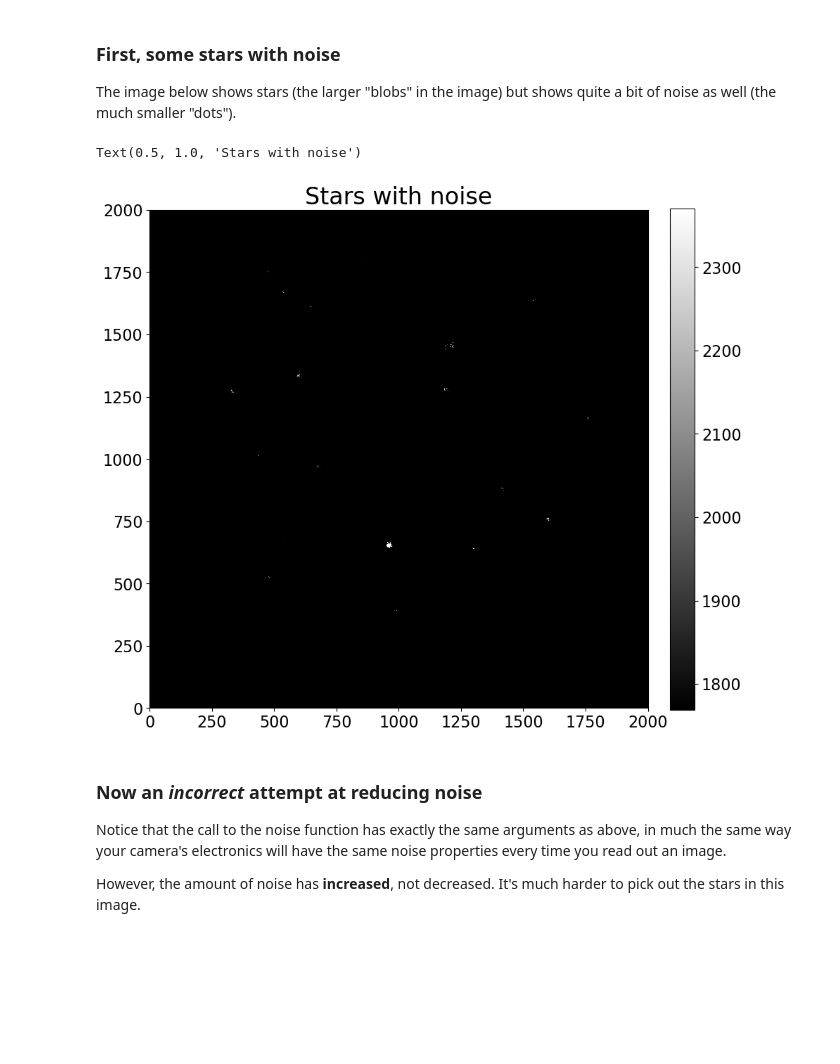
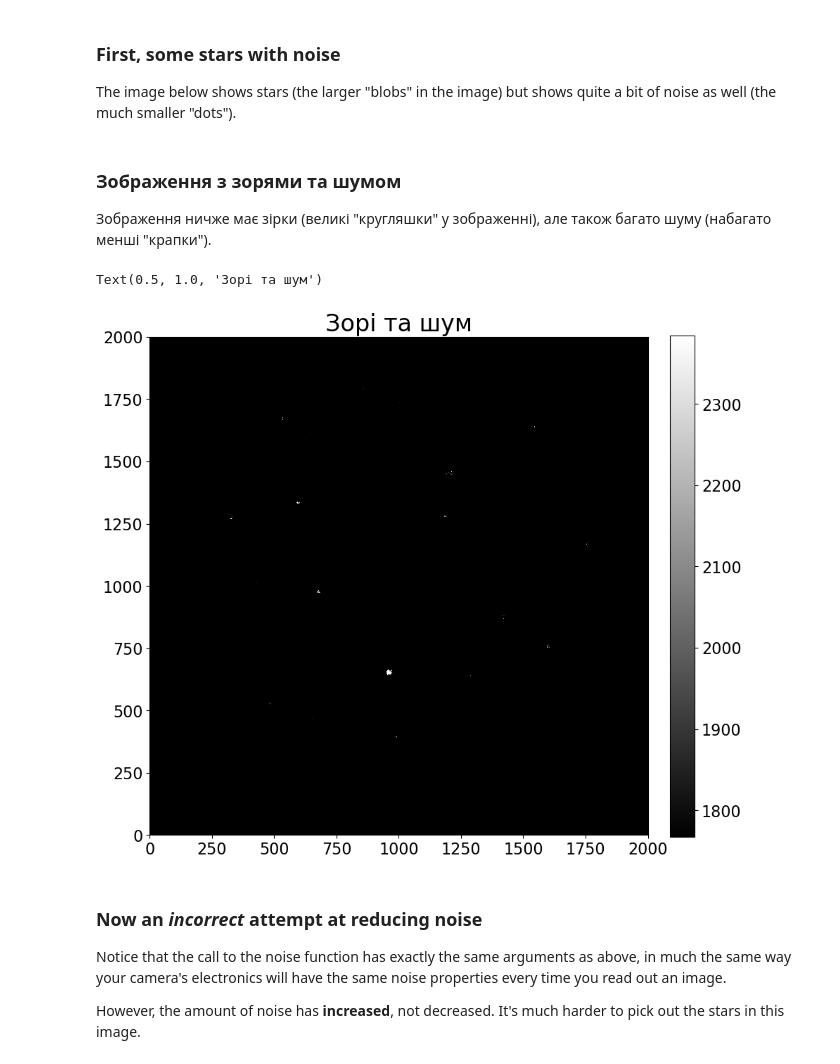
Before and after one commit to bazarsen/ccd-reduction-and-photometry-guide, a Jupyter notebook: notebooks/01-05-Calibration-overview.ipynb, the cells around one changed output. Cells and saved outputs as stored; diff of their text form; code cells hidden in the pictures; blank space fills up the shorter version.

```diff
--- a/notebooks/01-05-Calibration-overview.ipynb
+++ b/notebooks/01-05-Calibration-overview.ipynb
@@ -56,18 +87,22 @@ plt.style.use('guide.mplstyle')
 
 The image below shows stars (the larger "blobs" in the image) but shows quite a
 bit of noise as well (the much smaller "dots").
+# %% [markdown]
+### Зображення з зорями та шумом
+
+Зображення ничже має зірки (великі "кругляшки" у зображенні), але також багато шуму (набагато менші "крапки").
 # %%
 image = np.zeros([2000, 2000])
 gain = 1.0
 noise_amount = 1500
 
 stars_with_noise = imsim.stars(image, 50, max_counts=2000, fwhm=10) + imsim.read_noise(image, noise_amount, gain=gain)
 
 show_image(stars_with_noise, cmap='gray', percu=99.9)
-plt.title('Stars with noise')
+plt.title('Зорі та шум') # Звучить як назва пісні
 # %% [output]
-Text(0.5, 1.0, 'Stars with noise')
+Text(0.5, 1.0, 'Зорі та шум')
-[figure, old version]
+[figure, new version]
 # %% [markdown]
 ### Now an *incorrect* attempt at reducing noise
 
```
Also changed, not shown: parts of 7 cells of this notebook, 4 other files.
